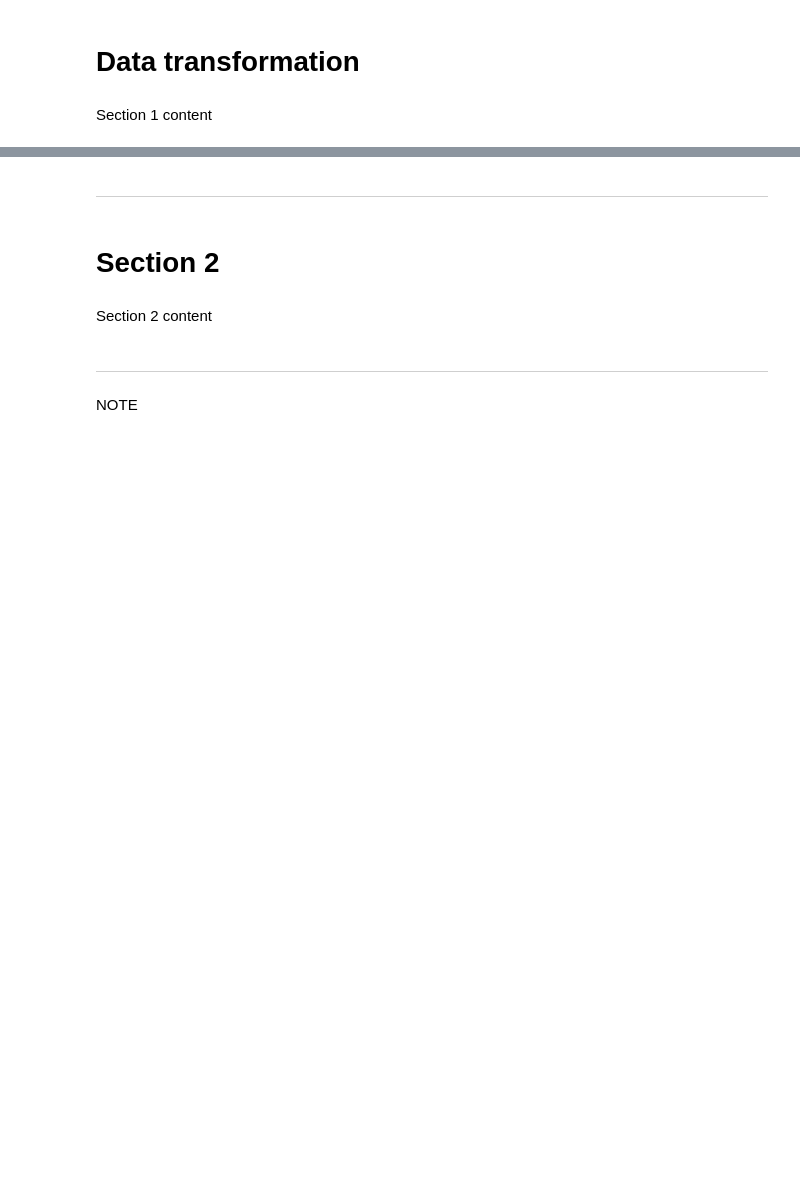
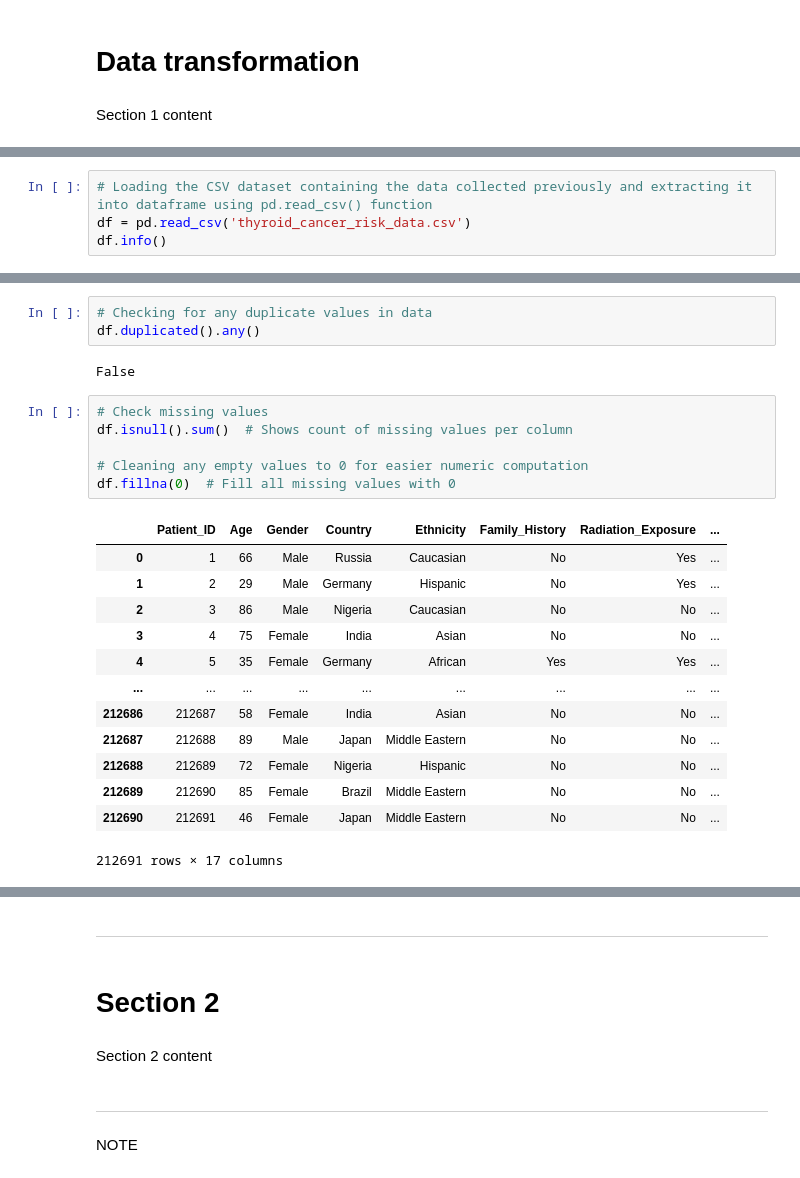
Before and after one commit to kenanwright1988/Thyroid-Risk-Analysis, a Jupyter notebook: jupyter_notebooks/Notebook_Template.ipynb, the cells around one changed output, grey strips where cells are left out. Cells and saved outputs as stored; diff of their text form; blank space fills up the shorter version.

Commit message:
Data cleaning completed

```diff
--- a/jupyter_notebooks/Notebook_Template.ipynb
+++ b/jupyter_notebooks/Notebook_Template.ipynb
@@ -61,0 +66,4 @@ ModuleNotFoundError: No module named 'pandas'
+# %%
+# Loading the CSV dataset containing the data collected previously and extracting it into dataframe using pd.read_csv() function
+df = pd.read_csv('thyroid_cancer_risk_data.csv')
+df.info()
@@ -61,0 +133,25 @@ ModuleNotFoundError: No module named 'pandas'
+# %%
+# Checking for any duplicate values in data
+df.duplicated().any()
+# %% [output]
+False
+# %%
+# Check missing values
+df.isnull().sum()  # Shows count of missing values per column
+
+# Cleaning any empty values to 0 for easier numeric computation
+df.fillna(0)  # Fill all missing values with 0
+# %% [output]
+|  | Patient_ID | Age | Gender | Country | Ethnicity | Family_History | Radiation_Exposure | ... |
+| 0 | 1 | 66 | Male | Russia | Caucasian | No | Yes | ... |
+| 1 | 2 | 29 | Male | Germany | Hispanic | No | Yes | ... |
+| 2 | 3 | 86 | Male | Nigeria | Caucasian | No | No | ... |
+| 3 | 4 | 75 | Female | India | Asian | No | No | ... |
+| 4 | 5 | 35 | Female | Germany | African | Yes | Yes | ... |
+| ... | ... | ... | ... | ... | ... | ... | ... | ... |
+| 212686 | 212687 | 58 | Female | India | Asian | No | No | ... |
+| 212687 | 212688 | 89 | Male | Japan | Middle Eastern | No | No | ... |
+| 212688 | 212689 | 72 | Female | Nigeria | Hispanic | No | No | ... |
+| 212689 | 212690 | 85 | Female | Brazil | Middle Eastern | No | No | ... |
+| 212690 | 212691 | 46 | Female | Japan | Middle Eastern | No | No | ... |
+212691 rows × 17 columns
```
Also changed, not shown: parts of 12 cells of this notebook.
